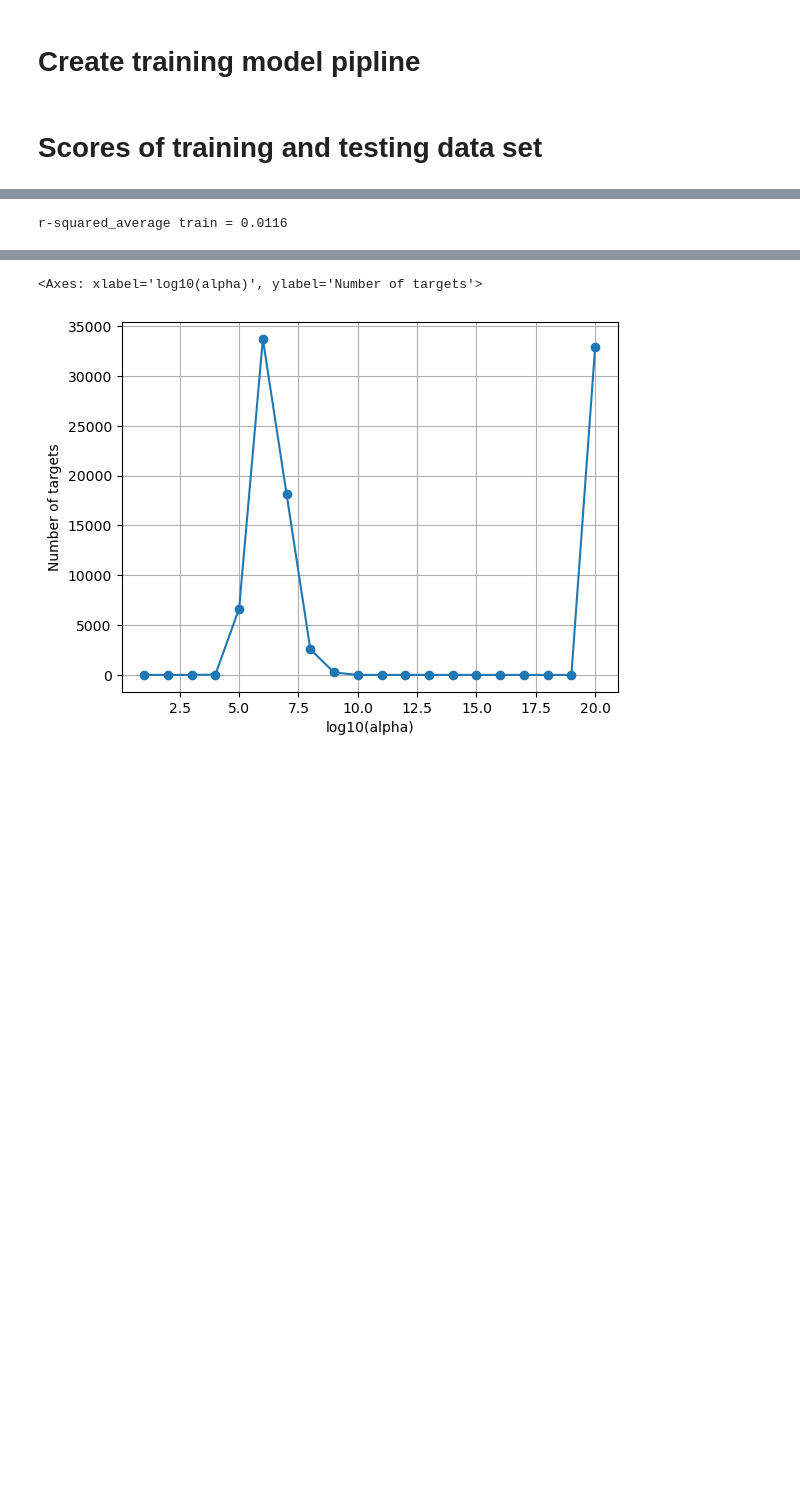
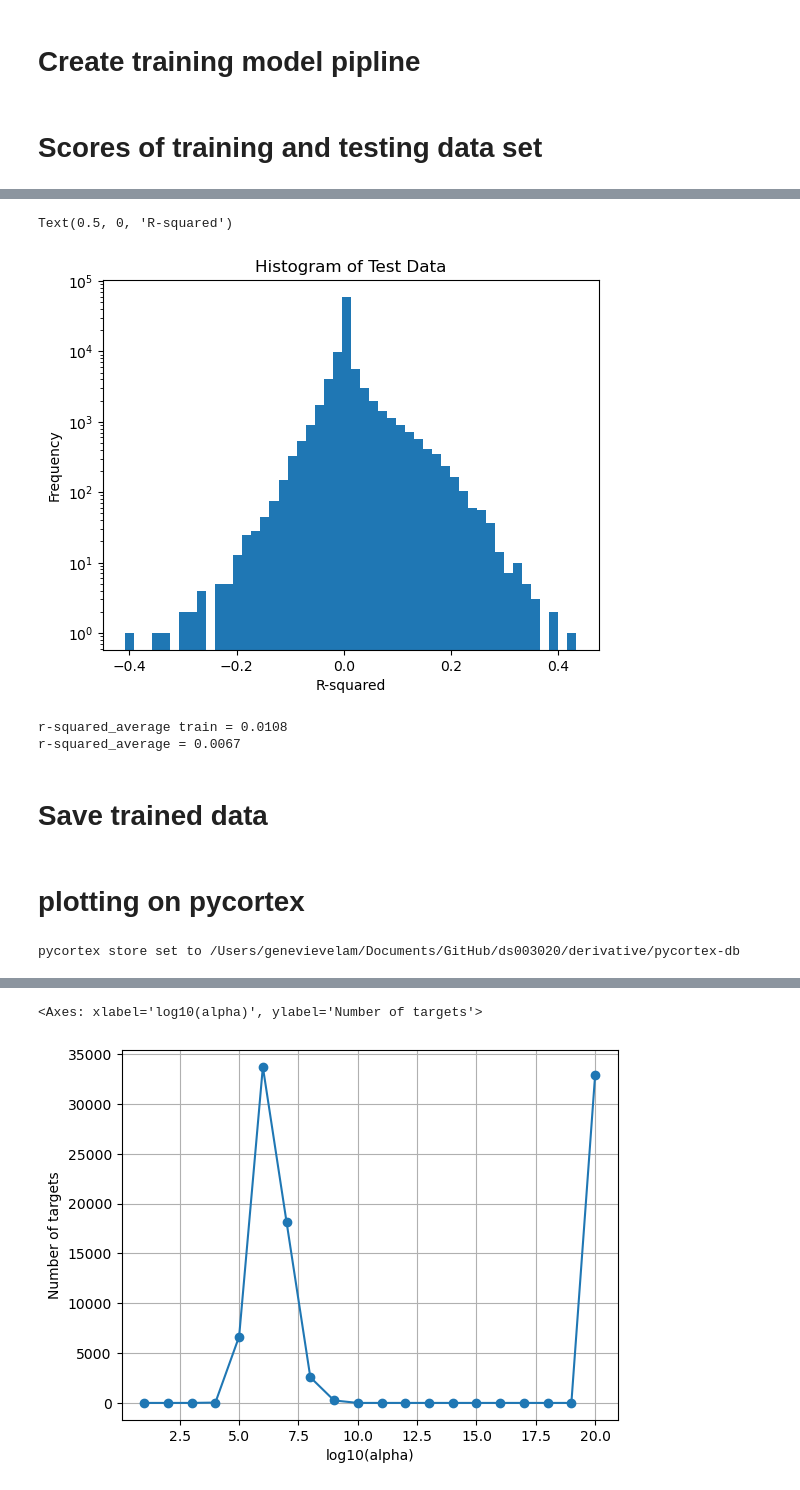
Before and after one commit to genandlam/stories_fmri, a Jupyter notebook: model.ipynb, the cells around one changed output, grey strips where cells are left out. Saved outputs shown, nothing was run; the diff lists cells and outputs as text; code cells hidden in the pictures; blank space fills up the shorter version.

```diff
--- a/model.ipynb
+++ b/model.ipynb
@@ -85,5 +95,16 @@ print("(n_voxels train,) =", scores_train.shape)
+# %%
+plt.hist(scores_test, bins=50, log=True)
+plt.title("Histogram of Test Data")
+plt.ylabel("Frequency")
+plt.xlabel("R-squared")
+# %% [output]
+Text(0.5, 0, 'R-squared')
+[figure, added]
 # %%
 print("r-squared_average train =", np.mean(scores_train).round(4))
-#print("r-squared_average =", np.mean(scores_test).round(6))
+print("r-squared_average =", np.mean(scores_test).round(4))
 # %% [output]
-r-squared_average train = 0.0116
+r-squared_average train = 0.0108
+r-squared_average = 0.0067
+# %% [markdown]
+# Save trained data
@@ -89,0 +116,2 @@ r-squared_average train = 0.0116
+# %% [markdown]
+# plotting on pycortex
@@ -89,0 +125,4 @@ r-squared_average train = 0.0116
+# %%
+set_pycortex_store(os.path.join(DATA_DIR, 'ds003020/derivative/pycortex-db'))
+# %% [output]
+pycortex store set to /Users/genevievelam/Documents/GitHub/ds003020/derivative/pycortex-db
```
Also changed, not shown: parts of 11 cells of this notebook.
